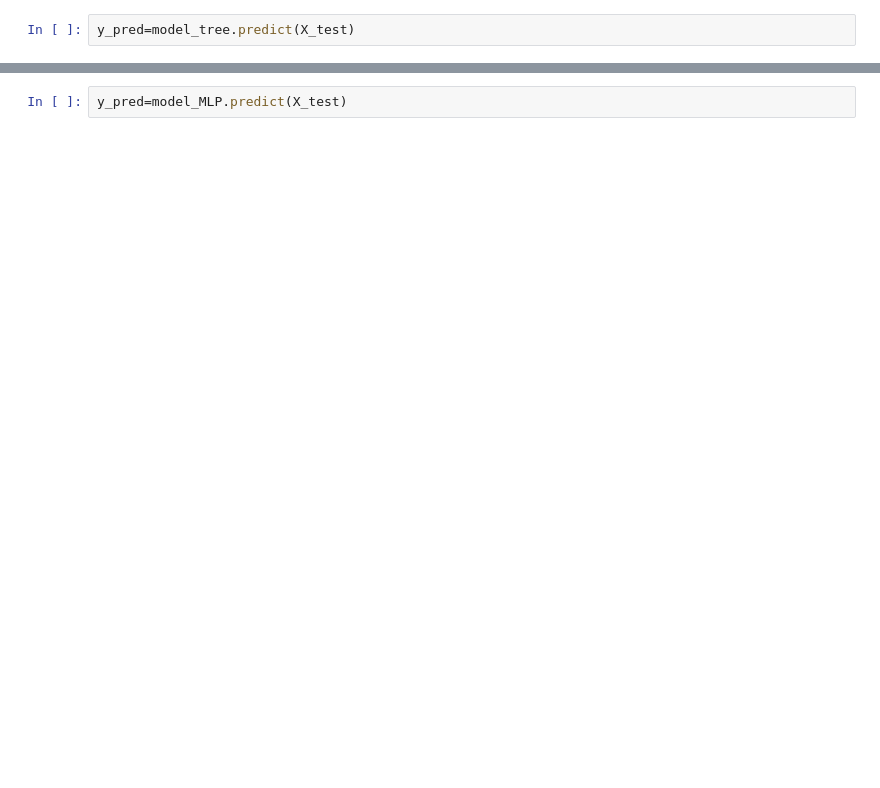
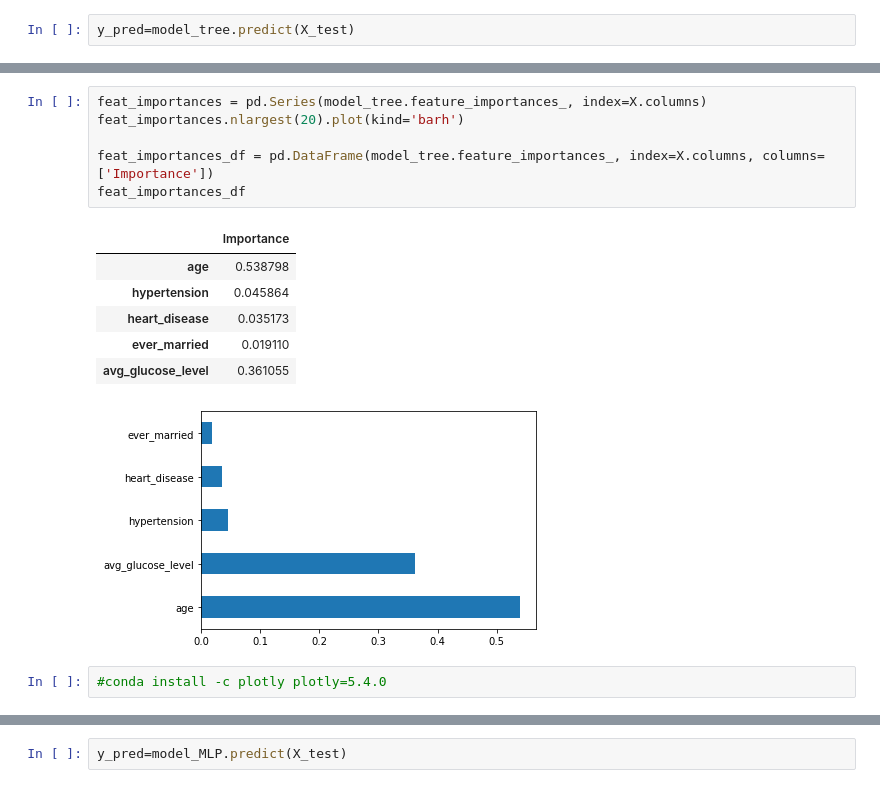
Before and after one commit to QishengL/DS_StrokeDetection, a Jupyter notebook: sklearn.ipynb, the cells around one changed output, grey strips where cells are left out. Drawn from its saved outputs; the diff is of its cells as text; blank space fills up the shorter version.

```diff
--- a/sklearn.ipynb
+++ b/sklearn.ipynb
@@ -245,0 +317,16 @@ recall_score(y_test,y_pred)
+# %%
+feat_importances = pd.Series(model_tree.feature_importances_, index=X.columns)
+feat_importances.nlargest(20).plot(kind='barh')
+
+feat_importances_df = pd.DataFrame(model_tree.feature_importances_, index=X.columns, columns=['Importance'])
+feat_importances_df
+# %% [output]
+|  | Importance |
+| age | 0.538798 |
+| hypertension | 0.045864 |
+| heart_disease | 0.035173 |
+| ever_married | 0.019110 |
+| avg_glucose_level | 0.361055 |
+[figure, added]
+# %%
+#conda install -c plotly plotly=5.4.0
```
Also changed, not shown: parts of 23 cells of this notebook.
